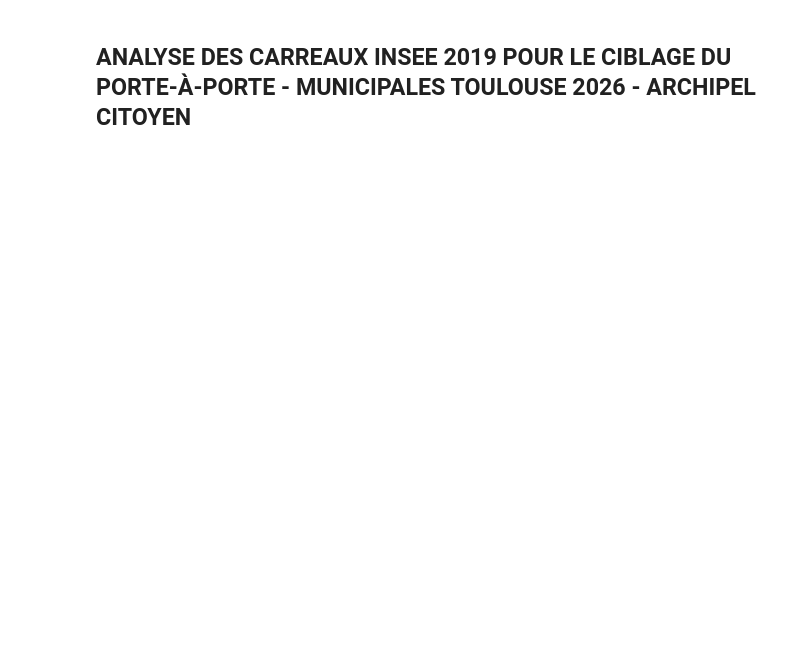
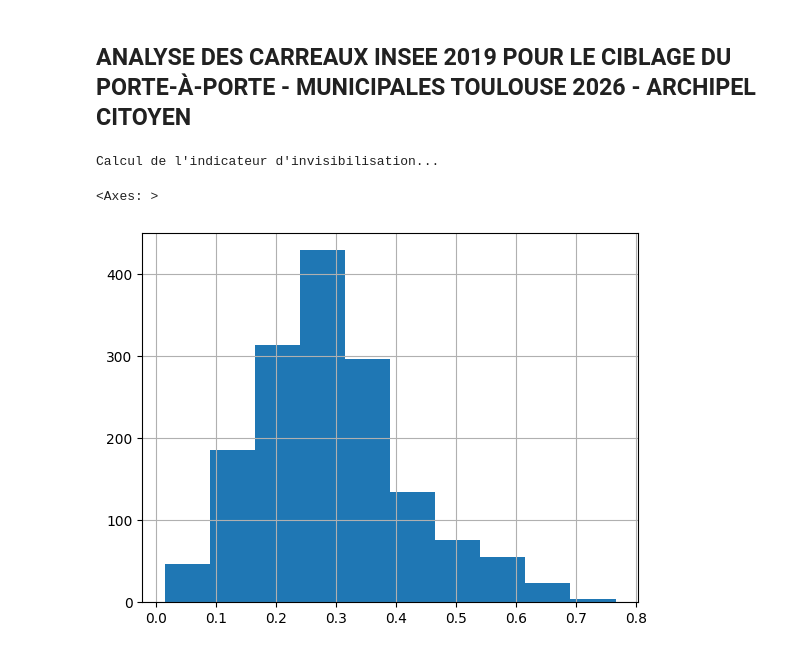
Before and after one commit to archipelcitoyen/TAS_2026, a Jupyter notebook: TAS_INSEE.ipynb, the cells around one changed output. Saved outputs shown, nothing was run; the diff lists cells and outputs as text; code cells hidden in the pictures; blank space fills up the shorter version.

Commit message:
mise à jour nouvelle version indicateur

```diff
--- a/TAS_INSEE.ipynb
+++ b/TAS_INSEE.ipynb
@@ -584,13 +600,15 @@ def filtrer_carreaux(carreaux, seuil_population=20):
 chemin_fichier = os.path.join(DATA_DIR, "carreaux_toulouse.gpkg")
 gdf = gpd.read_file(chemin_fichier)
 
-print("Calcul de l'indicateur de précarité...")
+print("Calcul de l'indicateur d'invisibilisation...")
 carreaux = calculer_indicateurs(gdf)
 carreaux = normaliser_indicateurs(carreaux)
 carreaux = calculer_indicateur_composite(carreaux)
 carreaux = filtrer_carreaux(carreaux)
-chemin_fichier = os.path.join(DATA_DIR, "carreaux_toulouse_precarite.gpkg")
+chemin_fichier = os.path.join(DATA_DIR, "carreaux_toulouse_invisibilisation.gpkg")
 carreaux.to_file(chemin_fichier, driver="GPKG")
+# %% [output]
+Calcul de l'indicateur d'invisibilisation...
 # %%
 gdf = gpd.read_file(chemin_fichier)
 
@@ -656,0 +663,5 @@ gdf.keys()
+# %%
+gdf['indicateur_invisibilisation'].hist()
+# %% [output]
+<Axes: >
+[figure, added]
```
Also changed, not shown: parts of 11 cells of this notebook, 2 other files.
